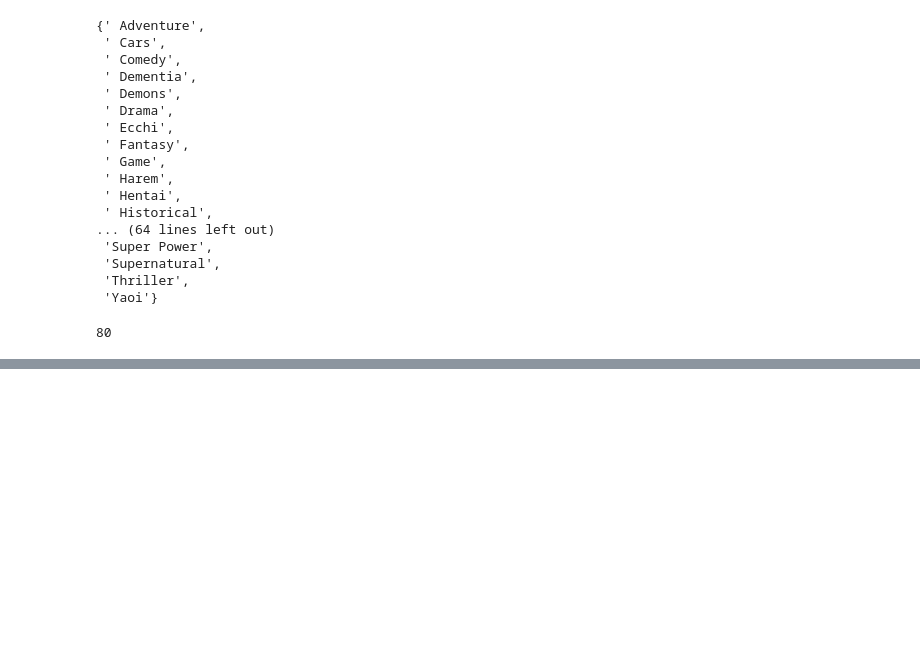
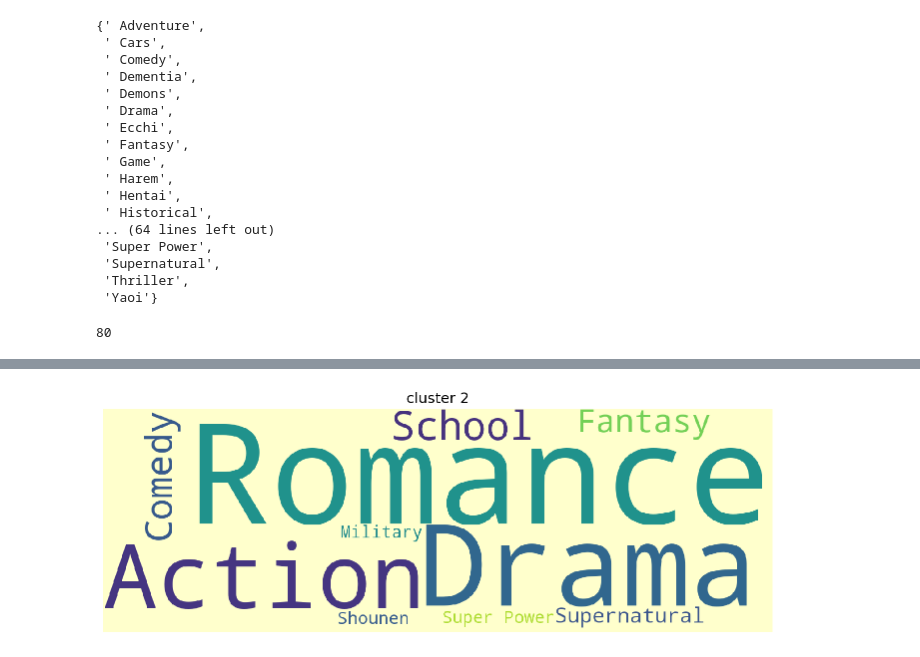
Before and after one commit to Subham02803/Clustering-for-anime-recommendation, a Jupyter notebook: AnimeRecommendation.ipynb, the cells around one changed output, grey strips where cells are left out. Saved outputs shown, nothing was run; the diff lists cells and outputs as text; code cells hidden in the pictures; blank space fills up the shorter version.

```diff
--- a/AnimeRecommendation.ipynb
+++ b/AnimeRecommendation.ipynb
@@ -498,0 +601,9 @@ makeCloud(keyword_occurences[0:10],"cluster 0","lemonchiffon")
+# %%
+c2_animeList = list(c2.sort_values(ascending=False)[0:15].index)
+c2_data = pd.DataFrame()
+c2_data['genre'],c2_data['episode'],c2_data['rating'],c2_data['member'] =  Anime_Info_List(c2_animeList)
+c2_data.iloc[:,1:4] = c2_data.iloc[:,1:4].astype(int) # change to numeric object to integer
+keyword_occurences, dum = count_word(c2_data, 'genre', set_keywords)
+makeCloud(keyword_occurences[0:10],"cluster 2","#ffffcc")
+# %% [output]
+[figure, added]
```
Also changed, not shown: parts of 15 cells of this notebook.
